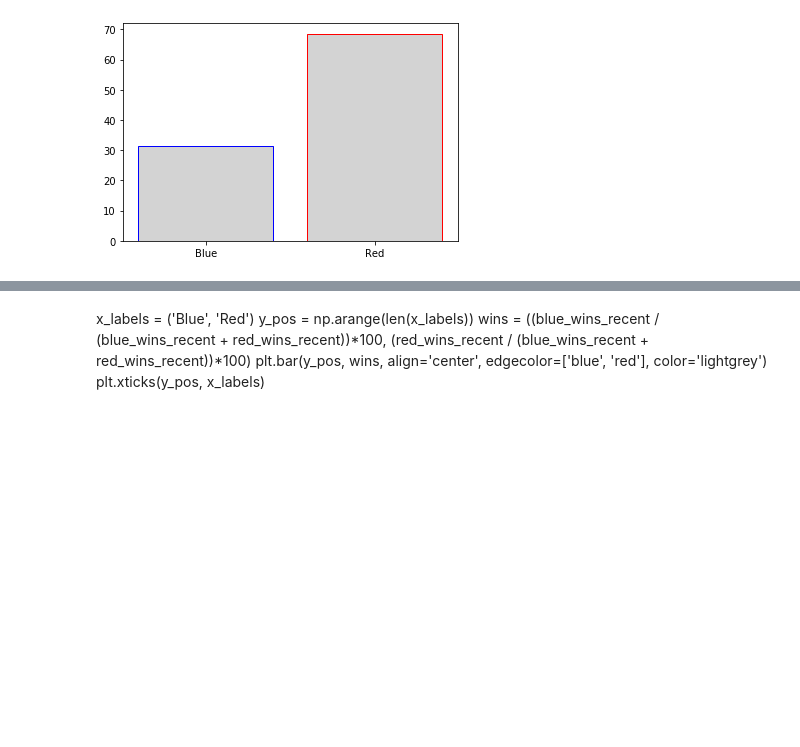
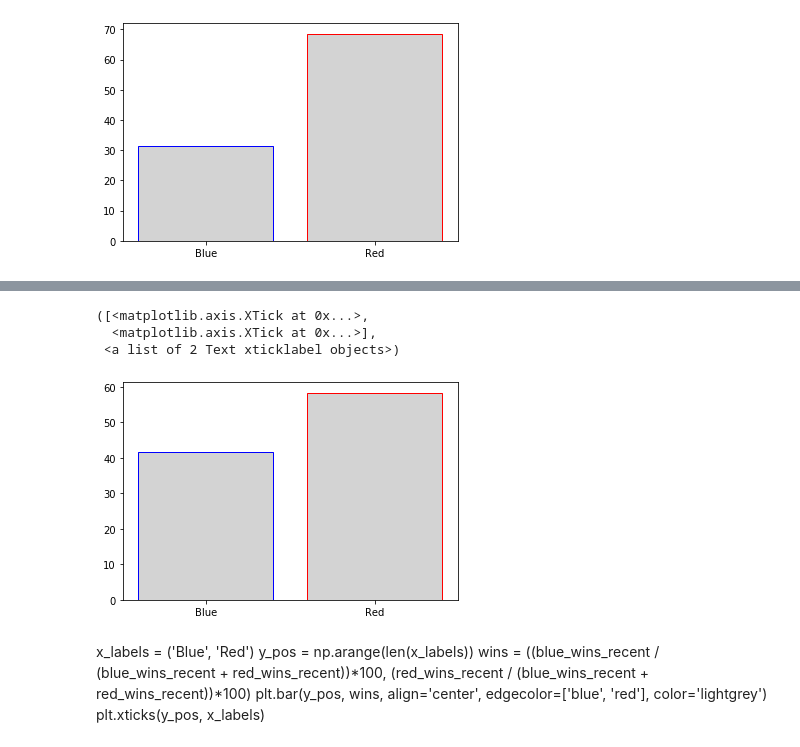
Before and after one commit to shortlikeafox/kaggle-non-competition, a Jupyter notebook: ufc-rajeev/data-exploration.ipynb, the cells around one changed output, grey strips where cells are left out. Drawn from its saved outputs; the diff is of its cells as text; code cells hidden in the pictures; blank space fills up the shorter version.

```diff
--- a/ufc-rajeev/data-exploration.ipynb
+++ b/ufc-rajeev/data-exploration.ipynb
@@ -74,3 +103,14 @@ plt.xticks(y_pos, x_labels)
+# %%
+x_labels = ('Blue', 'Red')
+y_pos = np.arange(len(x_labels))
+wins = ((blue_wins_recent / (blue_wins_recent + red_wins_recent))*100, (red_wins_recent / (blue_wins_recent + red_wins_recent))*100)
+plt.bar(y_pos, wins, align='center', edgecolor=['blue', 'red'], color='lightgrey')
+plt.xticks(y_pos, x_labels)
+# %% [output]
+([<matplotlib.axis.XTick at 0x...>,
+  <matplotlib.axis.XTick at 0x...>],
+ <a list of 2 Text xticklabel objects>)
+[figure, added]
 # %% [markdown]
 x_labels = ('Blue', 'Red')
 y_pos = np.arange(len(x_labels))
```
Also changed, not shown: parts of 40 cells of this notebook.
